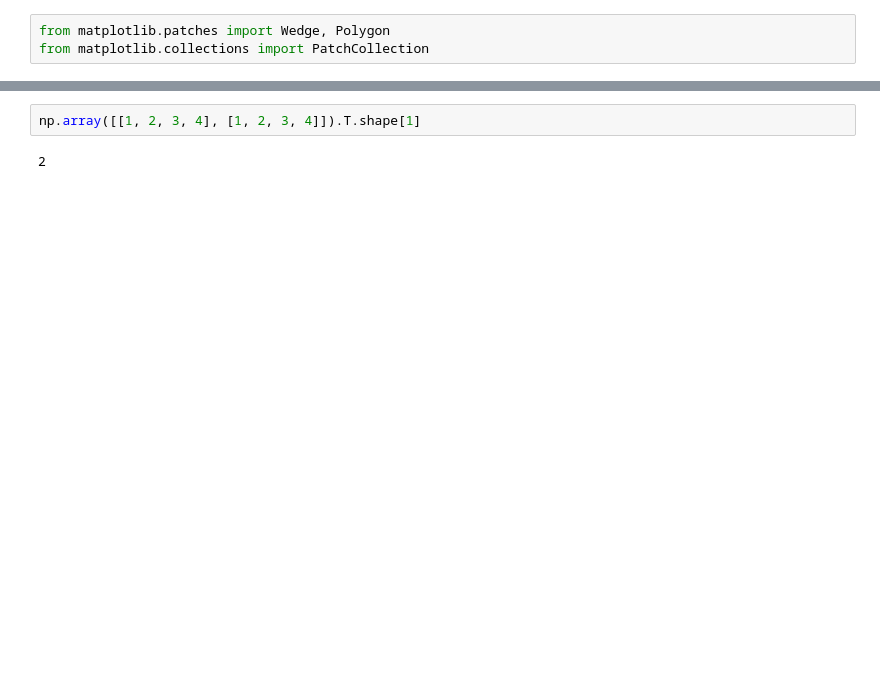
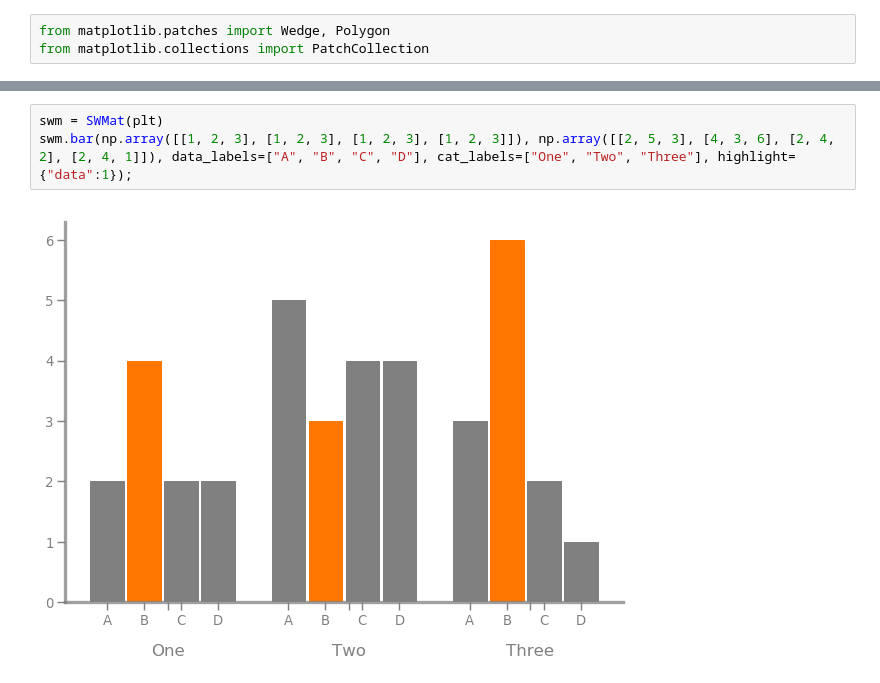
Before and after one commit to PuneetGrov3r/SWMat, a Jupyter notebook: Notebooks/SWMat.ipynb, the cells around one changed output, grey strips where cells are left out. Cells and saved outputs as stored; diff of their text form; blank space fills up the shorter version.

```diff
--- a/Notebooks/SWMat.ipynb
+++ b/Notebooks/SWMat.ipynb
@@ -1373,6 +119,7 @@ v = swm.violinplot(train_df['target'], show="top", highlight={"0":[(0.7, 2.3), (
-# %%
-np.array([[1, 2, 3, 4], [1, 2, 3, 4]]).T.shape[1]
-# %% [output]
-2
+# %%
+swm = SWMat(plt)
+swm.bar(np.array([[1, 2, 3], [1, 2, 3], [1, 2, 3], [1, 2, 3]]), np.array([[2, 5, 3], [4, 3, 6], [2, 4, 2], [2, 4, 1]]), data_labels=["A", "B", "C", "D"], cat_labels=["One", "Two", "Three"], highlight={"data":1});
+# %% [output]
+[figure, added]
 # %%
 swm = SWMat(plt)
```
Also changed, not shown: parts of 12 cells of this notebook, 9 other files.
